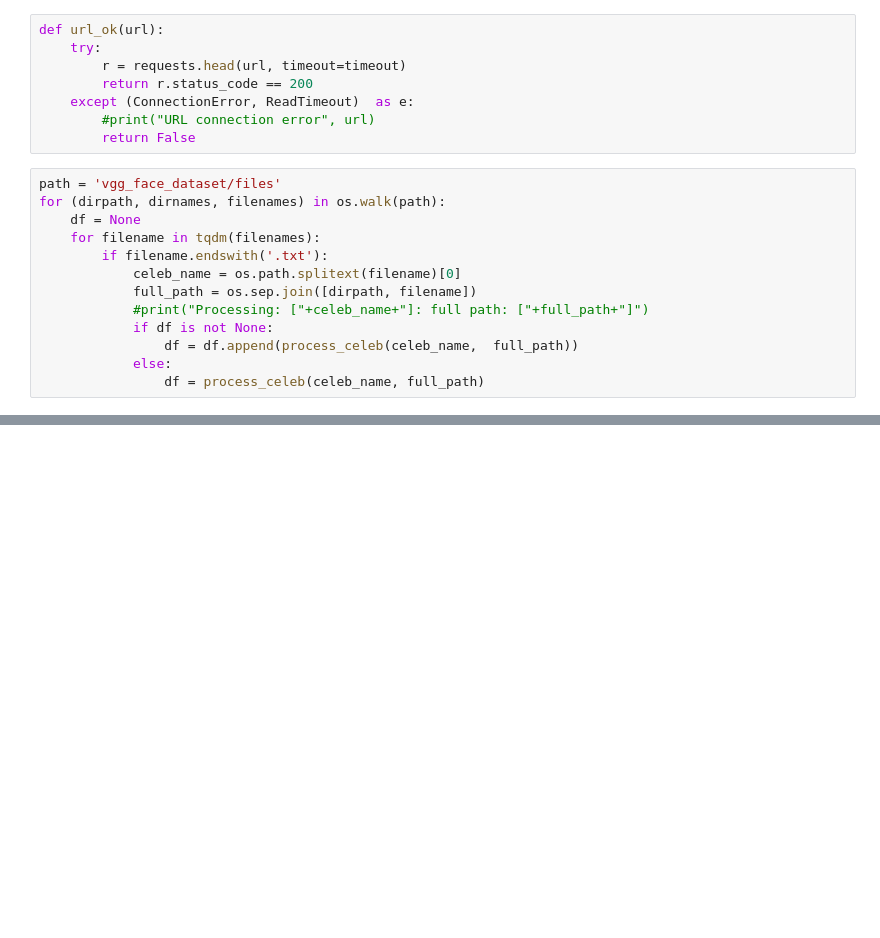
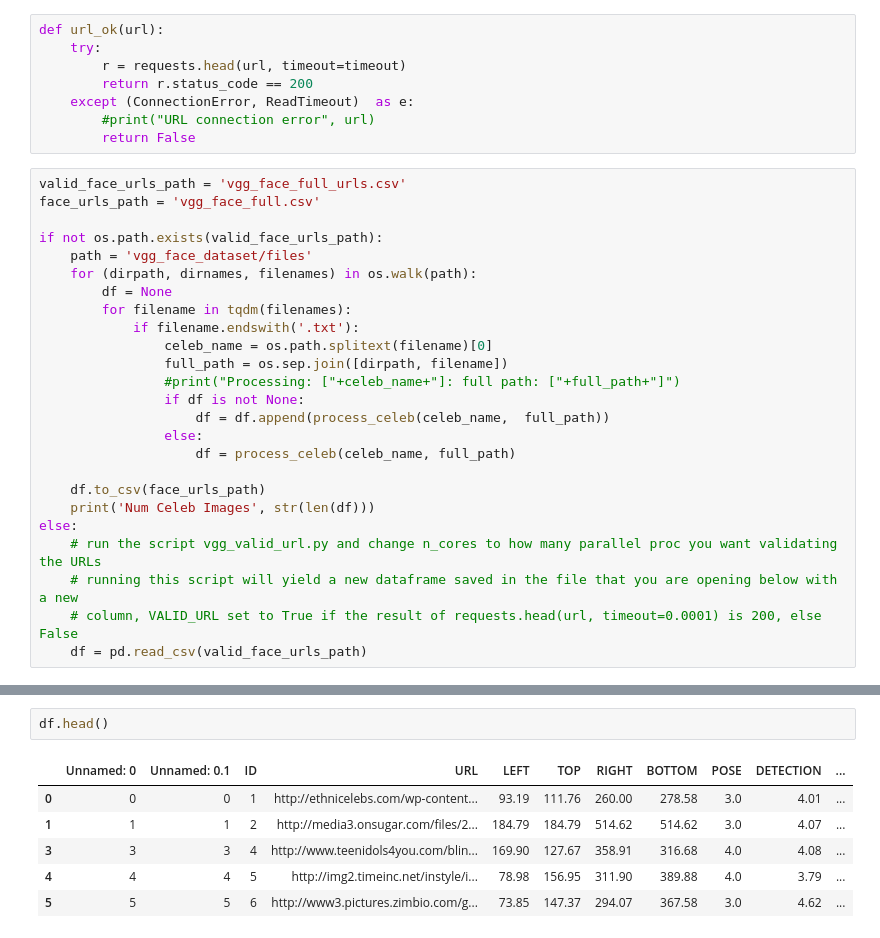
Before and after one commit to chrismattmann/MLwithTensorFlow2ed, a Jupyter notebook: Listing 9.18-eoc-assign.ipynb, the cells around one changed output, grey strips where cells are left out. Cells and saved outputs as stored; diff of their text form; blank space fills up the shorter version.

```diff
--- a/Listing 9.18-eoc-assign.ipynb
+++ b/Listing 9.18-eoc-assign.ipynb
@@ -81,15 +81,27 @@ def url_ok(url):
         #print("URL connection error", url)
         return False
 # %%
-path = 'vgg_face_dataset/files'
-for (dirpath, dirnames, filenames) in os.walk(path):
-    df = None
-    for filename in tqdm(filenames):
-        if filename.endswith('.txt'):
-            celeb_name = os.path.splitext(filename)[0]
-            full_path = os.sep.join([dirpath, filename])
-            #print("Processing: ["+celeb_name+"]: full path: ["+full_path+"]")
-            if df is not None:
-                df = df.append(process_celeb(celeb_name,  full_path))
-            else:
-                df = process_celeb(celeb_name, full_path)
+valid_face_urls_path = 'vgg_face_full_urls.csv'
+face_urls_path = 'vgg_face_full.csv'
+
+if not os.path.exists(valid_face_urls_path):
+    path = 'vgg_face_dataset/files'
+    for (dirpath, dirnames, filenames) in os.walk(path):
+        df = None
+        for filename in tqdm(filenames):
+            if filename.endswith('.txt'):
+                celeb_name = os.path.splitext(filename)[0]
+                full_path = os.sep.join([dirpath, filename])
+                #print("Processing: ["+celeb_name+"]: full path: ["+full_path+"]")
+                if df is not None:
+                    df = df.append(process_celeb(celeb_name,  full_path))
+                else:
+                    df = process_celeb(celeb_name, full_path)
+
+    df.to_csv(face_urls_path)
+    print('Num Celeb Images', str(len(df)))
+else:
+    # run the script vgg_valid_url.py and change n_cores to how many parallel proc you want validating the URLs
+    # running this script will yield a new dataframe saved in the file that you are opening below with a new
+    # column, VALID_URL set to True if the result of requests.head(url, timeout=0.0001) is 200, else False
+    df = pd.read_csv(valid_face_urls_path)
@@ -127,0 +153,9 @@ clip_image(c_url, c_box)
+# %%
+df.head()
+# %% [output]
+|  | Unnamed: 0 | Unnamed: 0.1 | ID | URL | LEFT | TOP | RIGHT | BOTTOM | POSE | DETECTION | ... |
+| 0 | 0 | 0 | 1 | http://ethnicelebs.com/wp-content... | 93.19 | 111.76 | 260.00 | 278.58 | 3.0 | 4.01 | ... |
+| 1 | 1 | 1 | 2 | http://media3.onsugar.com/files/2... | 184.79 | 184.79 | 514.62 | 514.62 | 3.0 | 4.07 | ... |
+| 3 | 3 | 3 | 4 | http://www.teenidols4you.com/blin... | 169.90 | 127.67 | 358.91 | 316.68 | 4.0 | 4.08 | ... |
+| 4 | 4 | 4 | 5 | http://img2.timeinc.net/instyle/i... | 78.98 | 156.95 | 311.90 | 389.88 | 4.0 | 3.79 | ... |
+| 5 | 5 | 5 | 6 | http://www3.pictures.zimbio.com/g... | 73.85 | 147.37 | 294.07 | 367.58 | 3.0 | 4.62 | ... |
```
Also changed, not shown: parts of 16 cells of this notebook, 3 other files.
